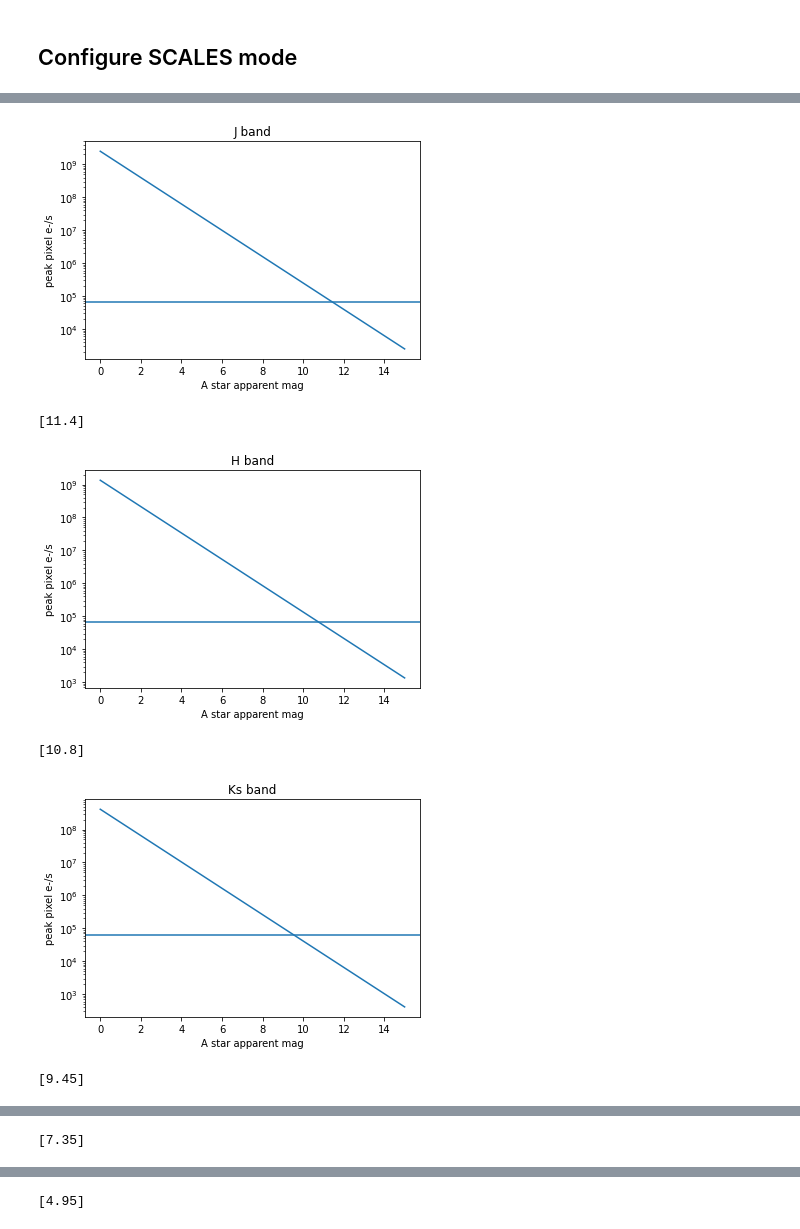
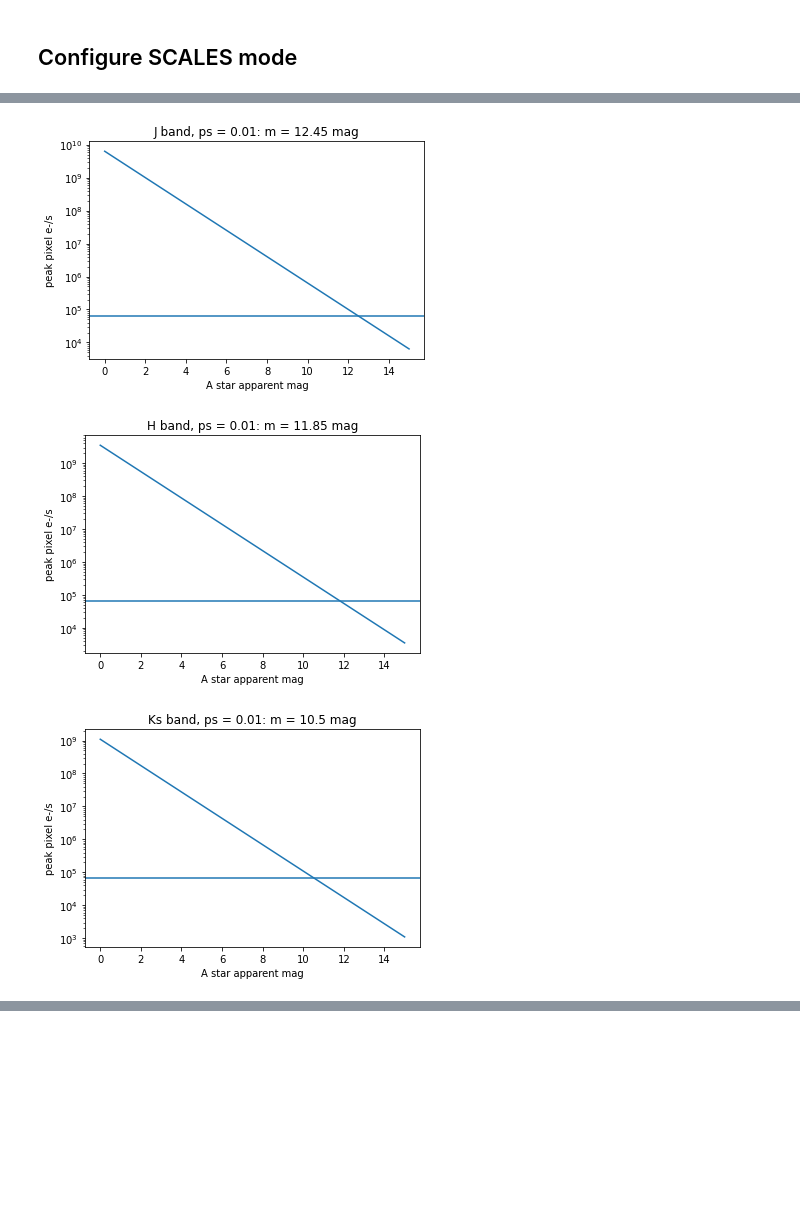
Before and after one commit to scalessim/scalessim, a Jupyter notebook: scales_imager.ipynb, the cells around one changed output, grey strips where cells are left out. Saved outputs shown, nothing was run; the diff lists cells and outputs as text; code cells hidden in the pictures; blank space fills up the shorter version.

```diff
--- a/scales_imager.ipynb
+++ b/scales_imager.ipynb
@@ -59,18 +59,2 @@ arg_spaxel['plate_scale']=0.006
 fov = (arg_spaxel['plate_scale']*arg_spaxel['detector_px'])**2
 #arg_spaxel
-# %%
-keck = fits.getdata('keckpupil.fits')
-keck = scipy.ndimage.zoom(keck, 10, order=0)
-pupil = Pupil()
-pupil.pupil = keck
-print(keck.shape)
-
-mag = magn(3.6)
-W = DFT_matrix(1600, mag)
-screen1 = np.zeros(W.shape)
-A = pupil.pupil * np.exp(1.j * screen1)
-out = abs(W.dot(A).dot(W))**2
-out /= np.sum(out, axis=(0,1))
-im = frebin(out, (108, 108))
-plt.imshow(im[54-10:54+10,54-10:54+10])
-plt.show()
@@ -84,5 +63,5 @@ plt.show()
 # %%
-def create_cube(lamlist,pupil):
+def create_cube(lamlist):
     #mag1 = magn(lamc)
     mag1 = 1.0
     cube = []
@@ -111,7 +90,7 @@ def create_cube(lamlist,pupil):
                 keck_psf = frebin(out, (nspax,nspax))
                 fits.writeto(psf_file,np.array(keck_psf),clobber=True)
             else:
-                print('reading '+str(lamc))
+                #print('reading '+str(lamc))
                 keck_psf = pyfits.getdata(psf_file)
             lamprior=lamc
             cube.append(keck_psf)
@@ -141,7 +116,8 @@ bands = ['J','H','Ks','Lp','Ms']
 for band in bands:
     print(band)
     ofile = 'scales_imager_Astar_10pc_'+band+'_ps'+str(arg_spaxel['plate_scale'])+'.fits'
-    if os.path.isfile(ofile)==False:
+    ofile_sky = 'scales_imager_sky_'+band+'_ps'+str(arg_spaxel['plate_scale'])+'.fits'
+    if os.path.isfile(ofile_sky)==False:
         print('generating '+ofile)
 
         nspax = arg_spaxel['detector_px']
@@ -178,19 +154,21 @@ for band in bands:
         print(fp.lam)
 
 
-        cube = create_cube(fp.lam,pupil)
+        cube = create_cube(fp.lam)
         print(cube.shape)
         plt.imshow(cube[0][950:1100,950:1100])
         plt.show()
 
 
-        #raw = fp.get_fp(dit*u.s,return_full=True,bg_off=False, return_phots=True) ###for sky
-
-        raw = fp.get_fp(dit*u.s,Target=targ, PSF=cube,return_full=True,bg_off=False, return_phots=True)*0.88 #multiply by QE
+        raw_sky = fp.get_fp(dit*u.s,return_full=True,bg_off=False, return_phots=True) ###for sky only
+        raw = fp.get_fp(dit*u.s,Target=targ, PSF=cube,return_full=True,bg_off=False, return_phots=True)#multiply by QE
         print('writing '+ofile)
-        pyfits.writeto(ofile, np.array(raw))
+        pyfits.writeto(ofile, np.array(raw),clobber=True)
+        pyfits.writeto(ofile_sky, np.array(raw_sky),clobber=True)
         plt.imshow(raw)
         plt.show()
-    else: raw = pyfits.getdata(ofile)
+    else:
+        raw = pyfits.getdata(ofile)
+        raw_sky = pyfits.getdata(ofile_sky)
 # %% [output]
 J
@@ -201,29 +220,28 @@ Ms
 # %%
 for band in bands:
     ofile = 'scales_imager_Astar_10pc_'+band+'_ps'+str(arg_spaxel['plate_scale'])+'.fits'
     raw = pyfits.getdata(ofile)
     im = raw.copy()
     mpixs = []
     f = plt.figure()
-    plt.title(band + ' band')
     amags = np.linspace(0.0,15.0,101)
     for amag in amags:
         im2 = im * 10**(-amag/2.5)
         mpix = np.max(im2)
         mpixs.append(mpix)
-
+    mpixs = np.array(mpixs)
+    mlim = amags[np.where(np.abs(mpixs-65000.0)==np.min(np.abs(mpixs-65000.)))][0]
+    plt.title(band + ' band, ps = '+str(arg_spaxel['plate_scale'])+': m = '+str(mlim)+' mag')
     plt.plot(amags,mpixs)
     plt.xlabel('A star apparent mag')
     plt.ylabel('peak pixel e-/s')
     plt.yscale('log')
     plt.axhline(65000)
+    plt.savefig('Astar_imager_maglimit_'+band+'_'+str(arg_spaxel['plate_scale'])+'.png')
     plt.show()
     mpixs = np.array(mpixs)
-    print(amags[np.where(np.abs(mpixs-65000.0)==np.min(np.abs(mpixs-65000.)))])
+    mlim = amags[np.where(np.abs(mpixs-65000.0)==np.min(np.abs(mpixs-65000.)))]
 # %% [output]
-[figure, old version]
+[figure, new version]
-[11.4]
-[figure, old version]
+[figure, new version]
-[10.8]
-[figure, old version]
+[figure, new version]
-[9.45]
@@ -231 +248,0 @@ for band in bands:
-[7.35]
@@ -233 +249,0 @@ for band in bands:
-[4.95]
```
Also changed, not shown: parts of 11 cells of this notebook.
